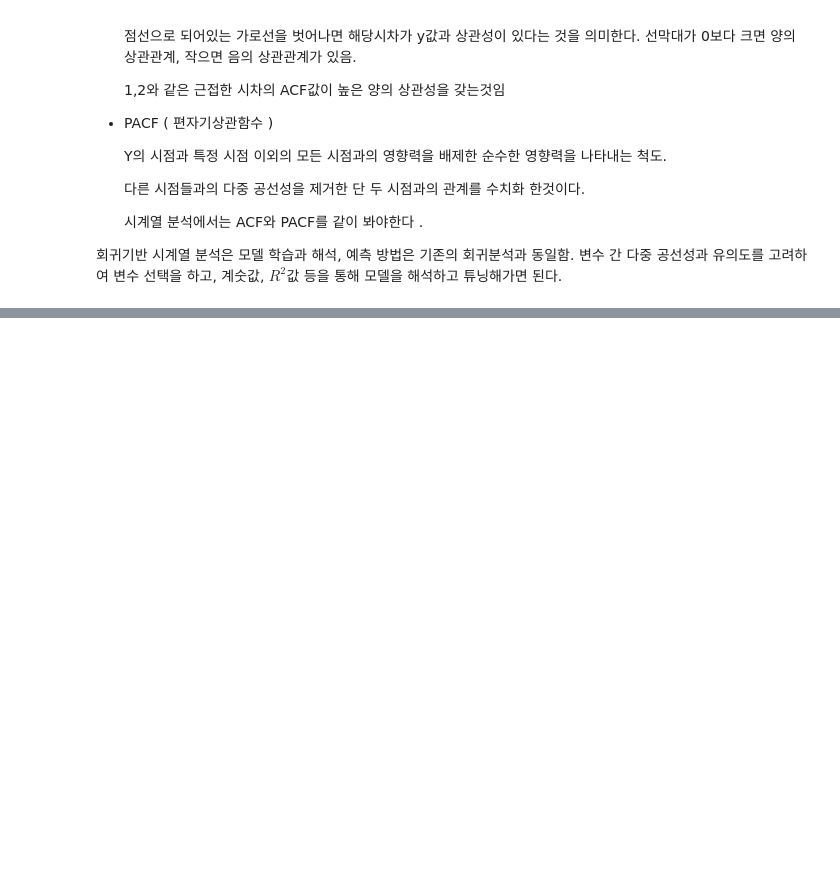
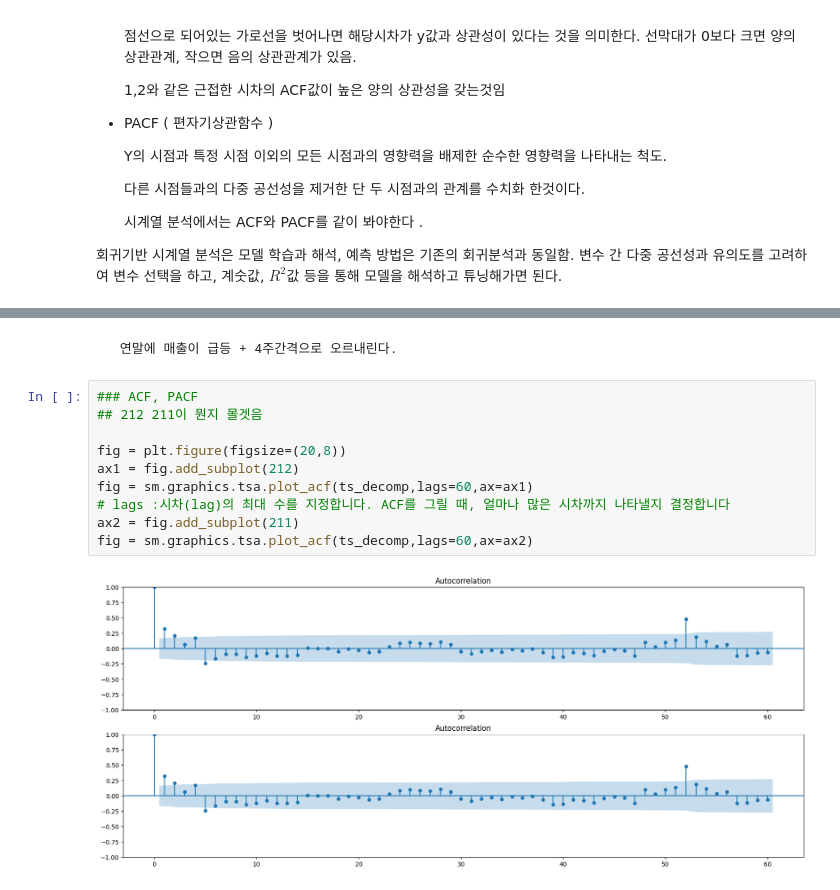
Before and after one commit to hamin971231/Mega_Data_Analysis, a Jupyter notebook: # 연습/스터디/스터디(8)_시계열분석.ipynb, the cells around one changed output, grey strips where cells are left out. Cells and saved outputs as stored; diff of their text form; blank space fills up the shorter version.

```diff
--- a/# 연습/스터디/스터디(8)_시계열분석.ipynb
+++ b/# 연습/스터디/스터디(8)_시계열분석.ipynb
@@ -126,0 +281,14 @@ but 보통 시계열 데이터는 추세를 가지고 있으며, 일정한 패
+# %% [markdown]
+     연말에 매출이 급등 + 4주간격으로 오르내린다.
+# %%
+### ACF, PACF
+## 212 211이 뭔지 몰겟음
+
+fig = plt.figure(figsize=(20,8))
+ax1 = fig.add_subplot(212)
+fig = sm.graphics.tsa.plot_acf(ts_decomp,lags=60,ax=ax1)
+# lags :시차(lag)의 최대 수를 지정합니다. ACF를 그릴 때, 얼마나 많은 시차까지 나타낼지 결정합니다
+ax2 = fig.add_subplot(211)
+fig = sm.graphics.tsa.plot_acf(ts_decomp,lags=60,ax=ax2)
+# %% [output]
+[figure, added]
```
Also changed, not shown: parts of 12 cells of this notebook, 24 other files.
